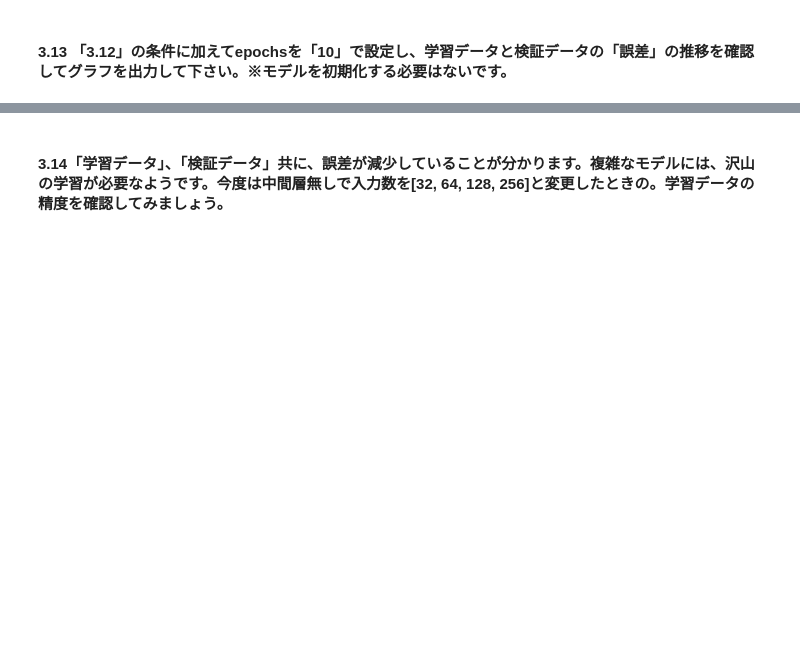
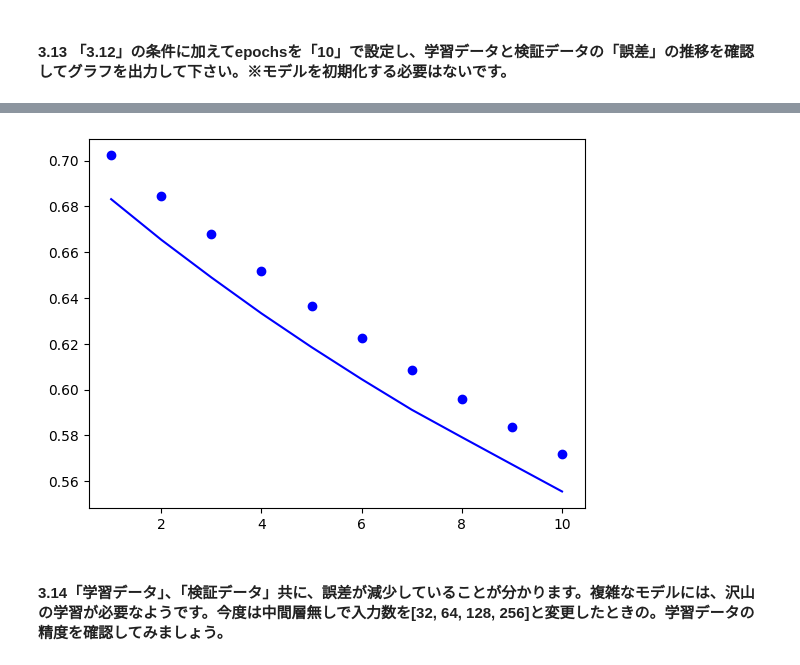
Before and after one commit to s-tak0812/python_train, a Jupyter notebook: neural_network_editor.ipynb, the cells around one changed output, grey strips where cells are left out. Saved outputs shown, nothing was run; the diff lists cells and outputs as text; code cells hidden in the pictures; blank space fills up the shorter version.

```diff
--- a/neural_network_editor.ipynb
+++ b/neural_network_editor.ipynb
@@ -353,2 +464,15 @@ accuracy: 0.9018999934196472
 # %% [markdown]
 #### 3.13 「3.12」の条件に加えてepochsを「10」で設定し、学習データと検証データの「誤差」の推移を確認してグラフを出力して下さい。※モデルを初期化する必要はないです。
+# %%
+history = model.fit(X_train,y_train,epochs = 10,batch_size = 100,validation_data=(X_test,y_test))
+
+history_dict = history.history
+loss_values = history_dict['loss']
+val_loss_values = history_dict['val_loss']
+
+epochs = range(1,len(loss_values) + 1)
+
+plt.plot(epochs,loss_values,'bo',label='training loss')
+plt.plot(epochs,val_loss_values,'b',label='Validation loss')
+plt.show()
+# %% [output]
@@ -355,2 +499,3 @@ accuracy: 0.9018999934196472
+[figure, added]
 # %% [markdown]
 #### 3.14「学習データ」、「検証データ」共に、誤差が減少していることが分かります。複雑なモデルには、沢山の学習が必要なようです。今度は中間層無しで入力数を[32, 64, 128, 256]と変更したときの。学習データの精度を確認してみましょう。
```
Also changed, not shown: parts of 33 cells of this notebook.
